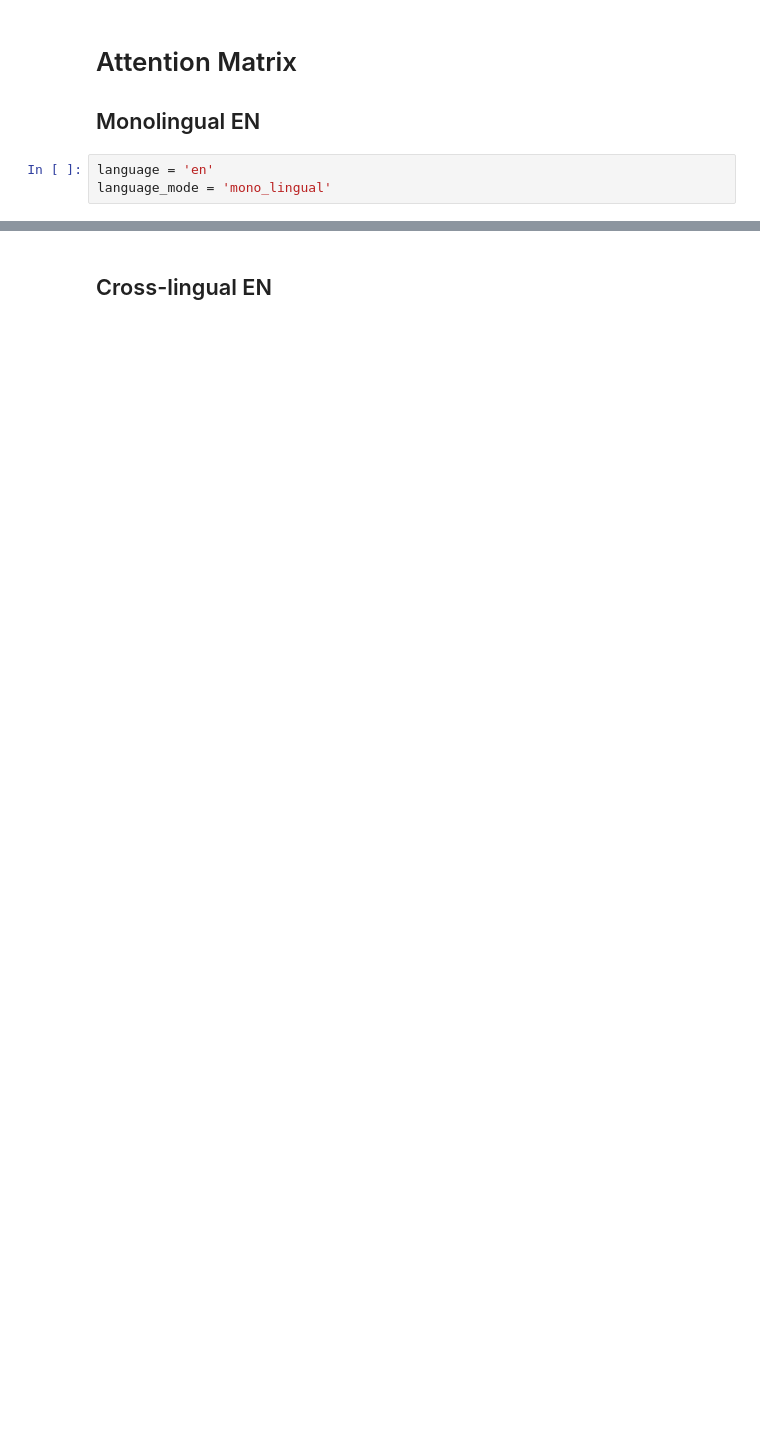
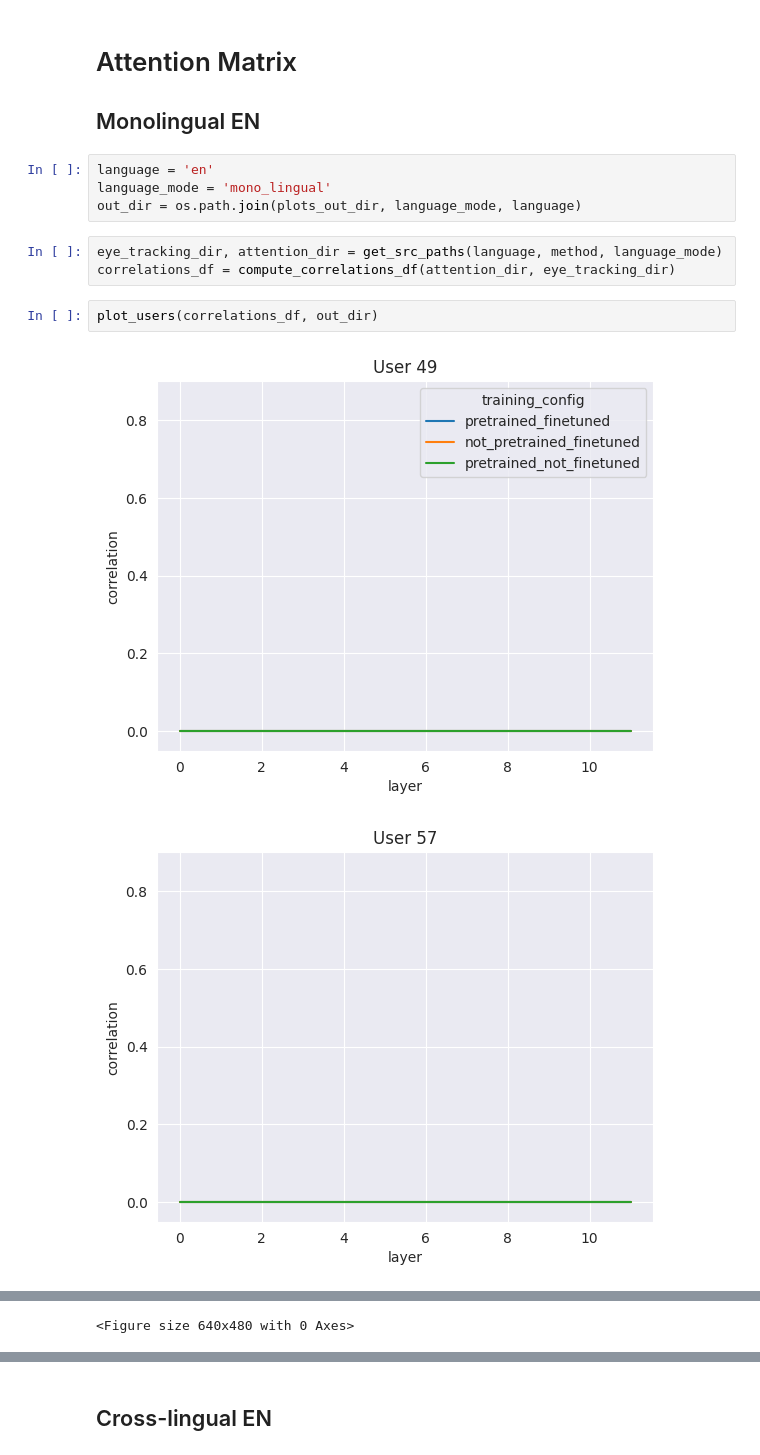
Before and after one commit to Andrew-Wyn/augmenting_nlms_meco, a Jupyter notebook: notebook/attention_correlation.ipynb, the cells around one changed output, grey strips where cells are left out. Drawn from its saved outputs; the diff is of its cells as text; blank space fills up the shorter version.

```diff
--- a/notebook/attention_correlation.ipynb
+++ b/notebook/attention_correlation.ipynb
@@ -84,3 +106,12 @@ def compute_correlations_df(attention_dir, eye_tracking_dir):
 # %%
 language = 'en'
 language_mode = 'mono_lingual'
+out_dir = os.path.join(plots_out_dir, language_mode, language)
+# %%
+eye_tracking_dir, attention_dir = get_src_paths(language, method, language_mode)
+correlations_df = compute_correlations_df(attention_dir, eye_tracking_dir)
+# %%
+plot_users(correlations_df, out_dir)
+# %% [output]
+[figure, added]
+[figure, added]
@@ -87 +121,2 @@ language_mode = 'mono_lingual'
+<Figure size 640x480 with 0 Axes>
 # %%
```
Also changed, not shown: parts of 20 cells of this notebook.
